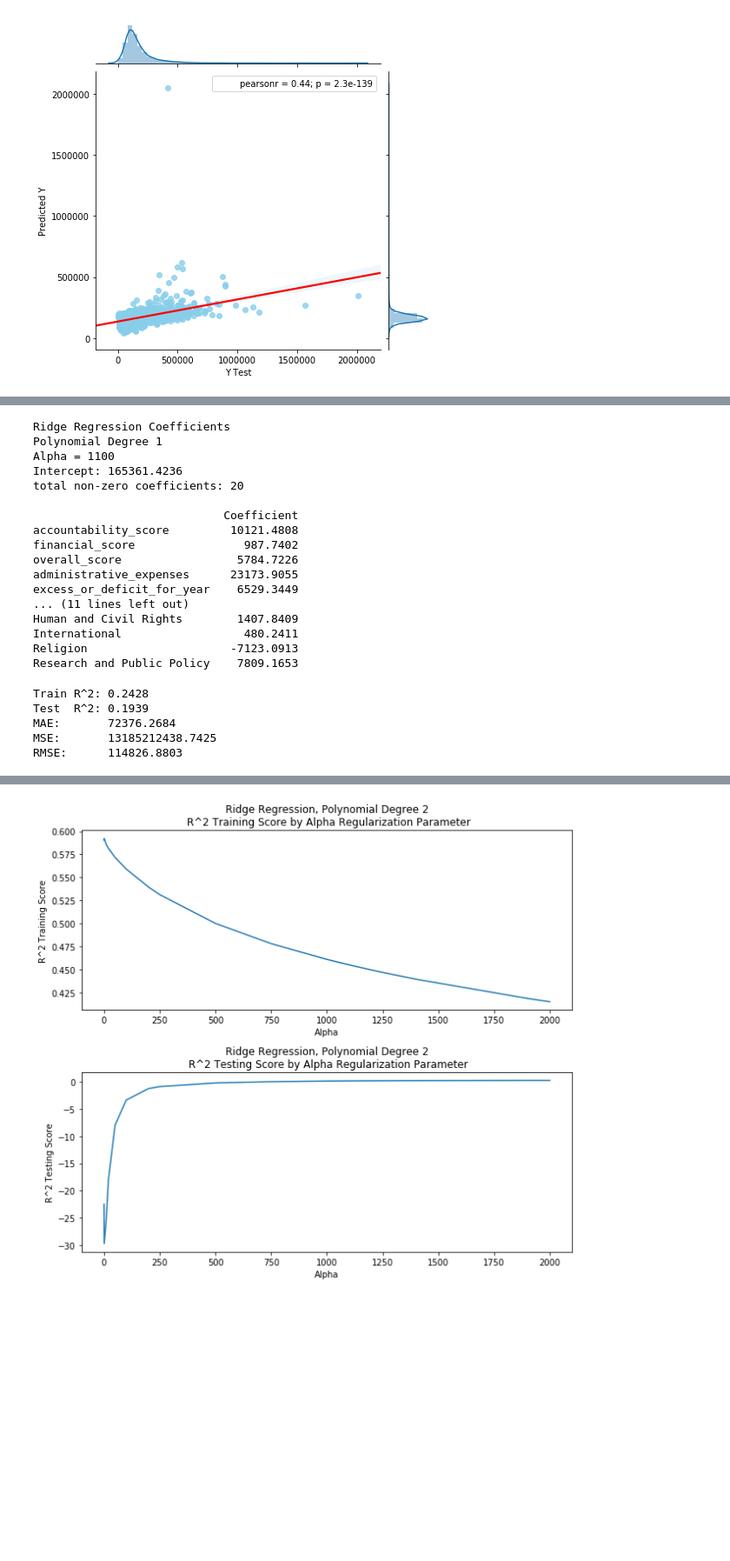
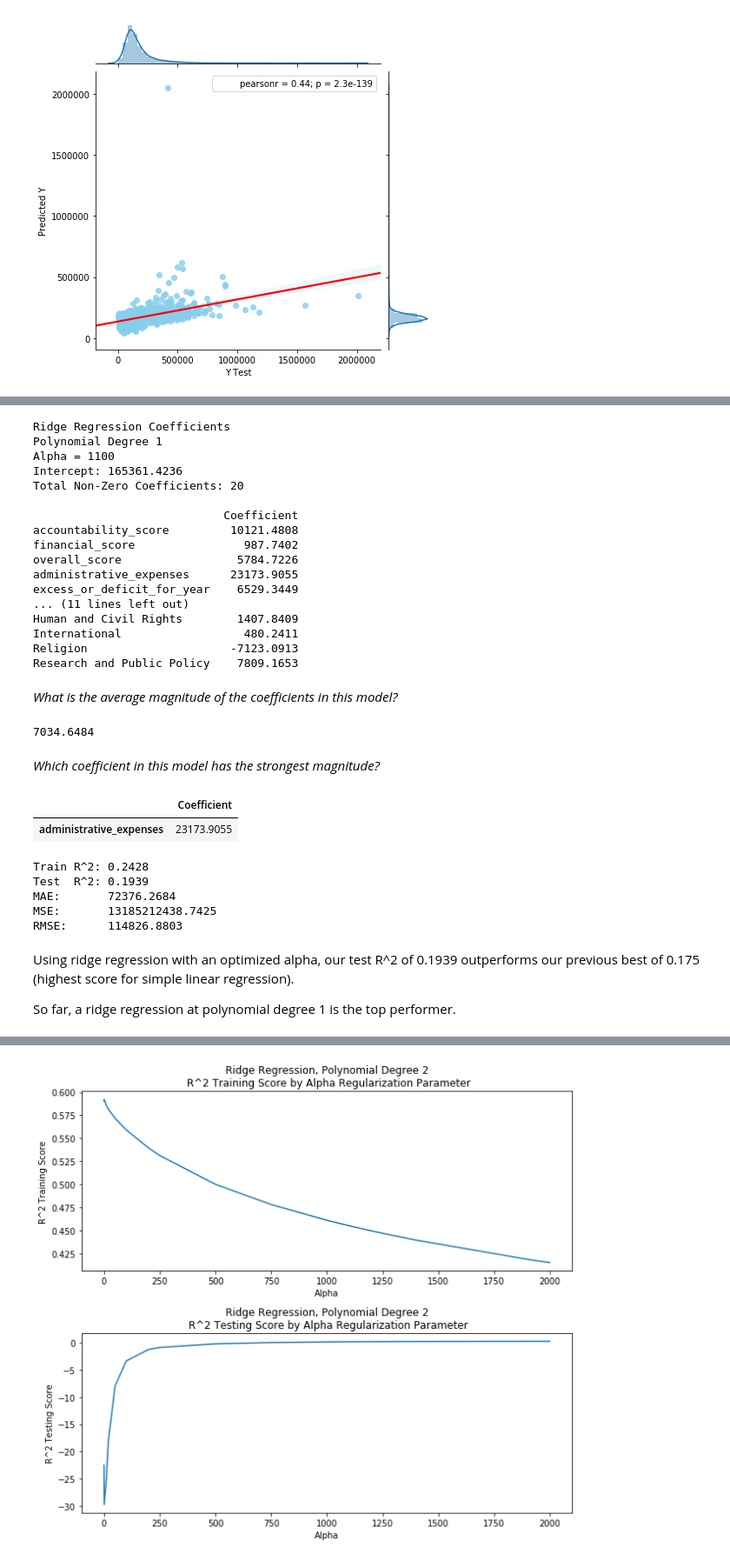
Before and after one commit to cyaris/charities_in_the_united_states, a Jupyter notebook: US Charities | Machine Learning with Linear Models.ipynb, the cells around one changed output, grey strips where cells are left out. Shown at 87% size. Saved outputs shown, nothing was run; the diff lists cells and outputs as text; code cells hidden in the pictures; blank space fills up the shorter version.

```diff
--- a/US Charities | Machine Learning with Linear Models.ipynb
+++ b/US Charities | Machine Learning with Linear Models.ipynb
@@ -247,15 +290,15 @@ ax.xaxis.set_tick_params(which = 'both', rotation = 45)
 # %%
 print('Ridge Regression Coefficients\nPolynomial Degree 1\nAlpha = 1100')
+print('Intercept:', linridge.intercept_.round(4))
+print('Total Non-Zero Coefficients: {}\n'.format(len(linridge.coef_.round(4))))
 cdf = pd.DataFrame(linridge.coef_.round(4), X.columns, columns = ['Coefficient'])
-print('Intercept:', linridge.intercept_.round(4))
-print('total non-zero coefficients: {}\n'.format(len(linridge.coef_.round(4))))
 print(cdf)
 # %% [output]
 Ridge Regression Coefficients
 Polynomial Degree 1
 Alpha = 1100
 Intercept: 165361.4236
-total non-zero coefficients: 20
+Total Non-Zero Coefficients: 20
 
                             Coefficient
 accountability_score         10121.4808
@@ -268,6 +311,19 @@ Human and Civil Rights        1407.8409
 International                  480.2411
 Religion                     -7123.0913
 Research and Public Policy    7809.1653
+# %% [markdown]
+*What is the average magnitude of the coefficients in this model?*
+# %%
+abs(cdf['Coefficient']).mean().round(4)
+# %% [output]
+7034.6484
+# %% [markdown]
+*Which coefficient in this model has the strongest magnitude?*
+# %%
+cdf[cdf['Coefficient'] == abs(cdf['Coefficient']).max()]
+# %% [output]
+|  | Coefficient |
+| administrative_expenses | 23173.9055 |
 # %%
 print('Train R^2:', linridge.score(X_train_scaled, y_train).round(4))
 print('Test  R^2:', linridge.score(X_test_scaled, y_test).round(4))
@@ -280,3 +336,7 @@ Test  R^2: 0.1939
 MAE:       72376.2684
 MSE:       13185212438.7425
 RMSE:      114826.8803
+# %% [markdown]
+Using ridge regression with an optimized alpha, our test R^2 of 0.1939 outperforms our previous best of 0.175 (highest score for simple linear regression).
+
+So far, a ridge regression at polynomial degree 1 is the top performer.
```
Also changed, not shown: parts of 87 cells of this notebook.
